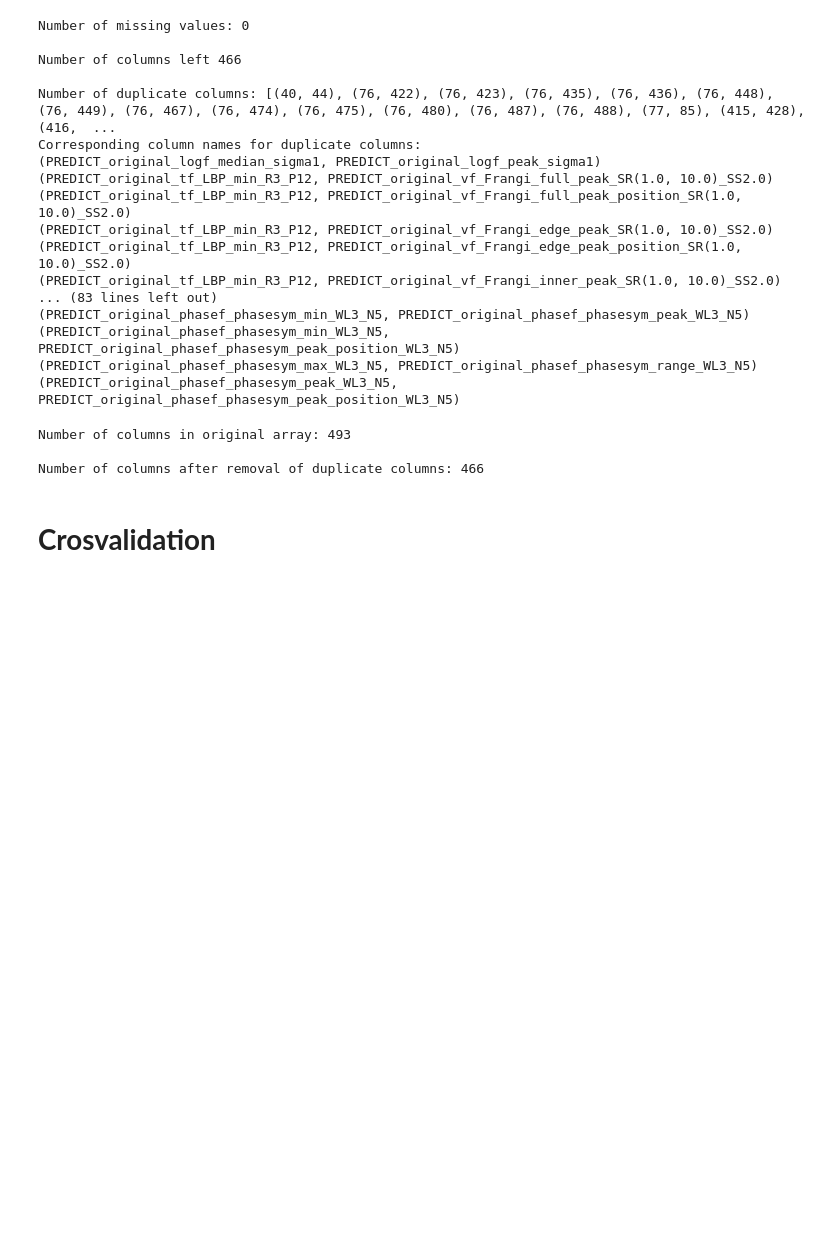
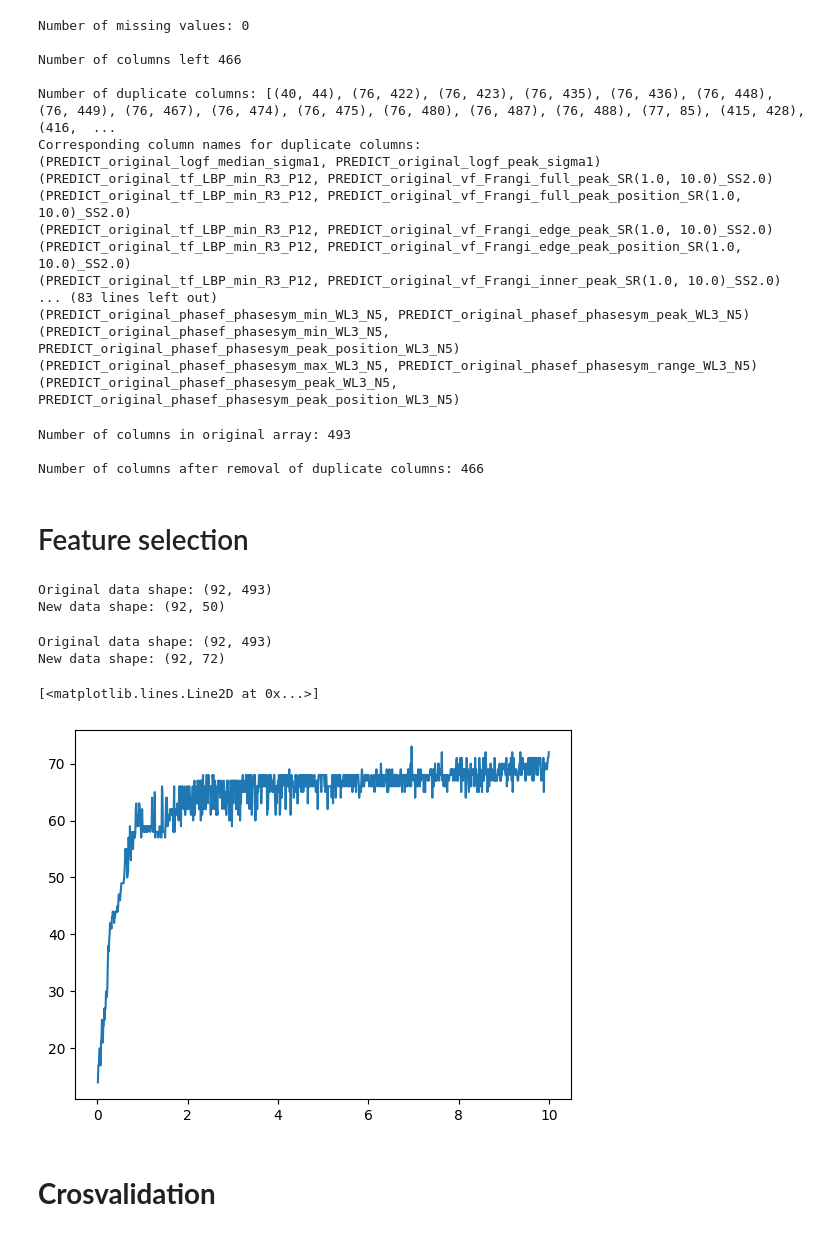
Before and after one commit to Machine-Learning-TM10007-G9/Lipo-MRI, a Jupyter notebook: assignment.ipynb, the cells around one changed output. Drawn from its saved outputs; the diff is of its cells as text; code cells hidden in the pictures; blank space fills up the shorter version.

Commit message:
Test L1 based feature selection

```diff
--- a/assignment.ipynb
+++ b/assignment.ipynb
@@ -89,7 +91,7 @@ print(len(y_train))
 print(len(y_test))
 
 # Scale the data to be normal
-scaler = preprocessing.StandardScaler()
+scaler = preprocessing.RobustScaler()
 scaler.fit(X_train)
 X_train_scaled = scaler.transform(X_train)
 X_test_scaled = scaler.transform(X_test)
@@ -176,6 +178,39 @@ print("\nNumber of columns after removal of duplicate columns:",arr_no_duplicate
 Number of columns in original array: 493
 
 Number of columns after removal of duplicate columns: 466
+# %% [markdown]
+# Feature selection
+# %%
+print("Original data shape:",X_train_scaled.shape)
+lsvc = svm.LinearSVC(C=0.1, penalty="l1", dual=False).fit(X_train_scaled, y_train)
+model = SelectFromModel(lsvc, prefit=True)
+X_new = model.transform(X_train_scaled)
+print("New data shape:",X_new.shape)
+# %% [output]
+Original data shape: (92, 493)
+New data shape: (92, 50)
+# %%
+import matplotlib.pyplot as plt
+
+print("Original data shape:",X_train_scaled.shape)
+clf = LogisticRegression(max_iter=1000, solver='liblinear')
+number_columns = []
+
+for c_value in np.arange(0.01,10.01,0.01):
+  lsvc = LogisticRegression(C=c_value, penalty="l1", dual=False, solver='liblinear').fit(X_train_scaled, y_train)
+  model = SelectFromModel(lsvc, prefit=True)
+  X_new = model.transform(X_train_scaled)
+  number_columns.append(X_new.shape[1])
+
+print("New data shape:",X_new.shape)
+
+plt.figure()
+plt.plot(np.arange(0.01,10.01,0.01),number_columns)
+# %% [output]
+Original data shape: (92, 493)
+New data shape: (92, 72)
+[<matplotlib.lines.Line2D at 0x...>]
+[figure, added]
 # %% [markdown]
 # **Crosvalidation**
 # %%
```
Also changed, not shown: parts of 1 cell of this notebook.
